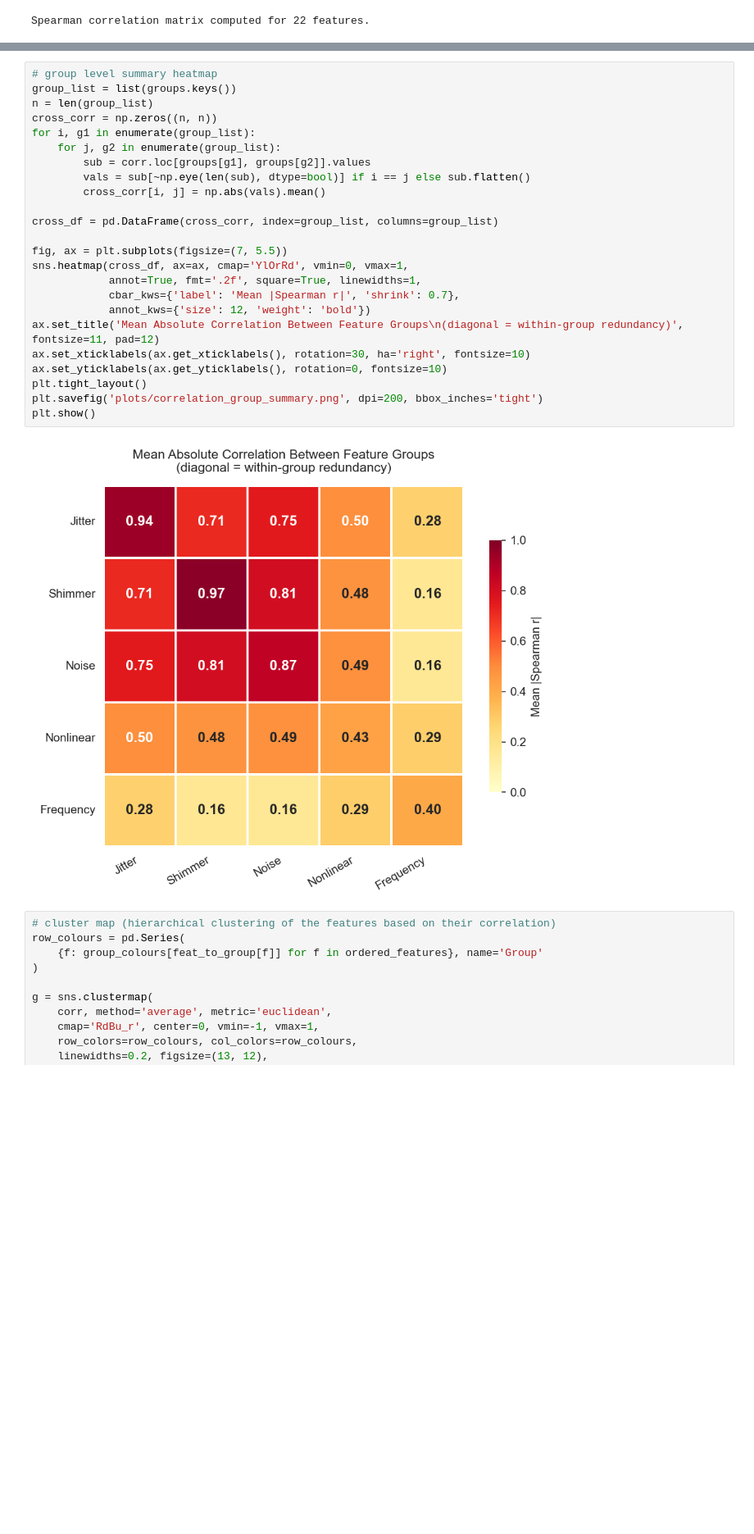
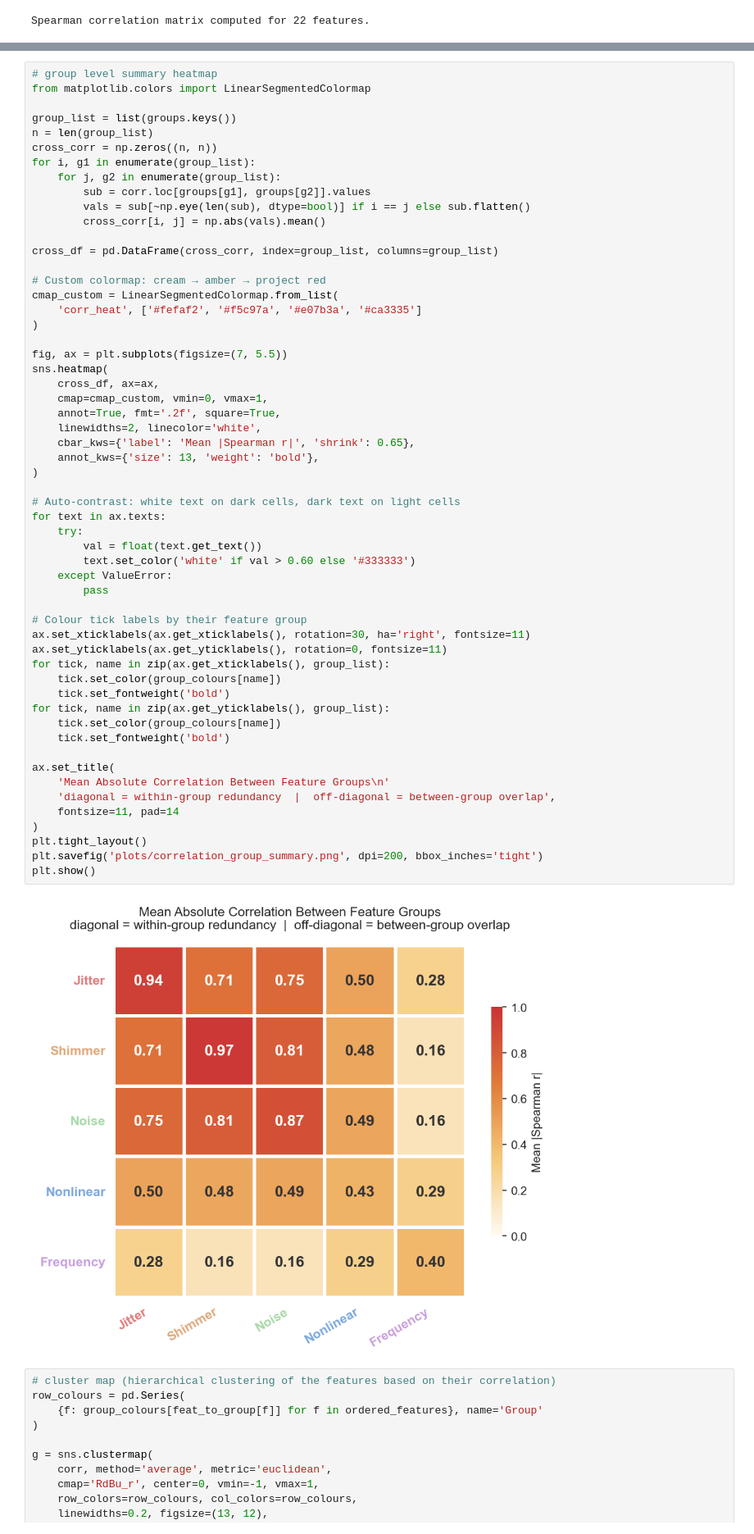
Before and after one commit to nataliia-stempkovska/FoDS-Parkinson, a Jupyter notebook: correlation_analysis.ipynb, the cells around one changed output, grey strips where cells are left out. Shown at 82% size. Saved outputs shown, nothing was run; the diff lists cells and outputs as text; blank space fills up the shorter version.

```diff
--- a/correlation_analysis.ipynb
+++ b/correlation_analysis.ipynb
@@ -105,30 +103,62 @@ plt.show()
 [figure]
 # %%
 # group level summary heatmap
+from matplotlib.colors import LinearSegmentedColormap
+
 group_list = list(groups.keys())
 n = len(group_list)
 cross_corr = np.zeros((n, n))
 for i, g1 in enumerate(group_list):
     for j, g2 in enumerate(group_list):
         sub = corr.loc[groups[g1], groups[g2]].values
         vals = sub[~np.eye(len(sub), dtype=bool)] if i == j else sub.flatten()
         cross_corr[i, j] = np.abs(vals).mean()
 
 cross_df = pd.DataFrame(cross_corr, index=group_list, columns=group_list)
 
+# Custom colormap: cream → amber → project red
+cmap_custom = LinearSegmentedColormap.from_list(
+    'corr_heat', ['#fefaf2', '#f5c97a', '#e07b3a', '#ca3335']
+)
+
 fig, ax = plt.subplots(figsize=(7, 5.5))
-sns.heatmap(cross_df, ax=ax, cmap='YlOrRd', vmin=0, vmax=1,
-            annot=True, fmt='.2f', square=True, linewidths=1,
-            cbar_kws={'label': 'Mean |Spearman r|', 'shrink': 0.7},
-            annot_kws={'size': 12, 'weight': 'bold'})
-ax.set_title('Mean Absolute Correlation Between Feature Groups\n(diagonal = within-group redundancy)', fontsize=11, pad=12)
-ax.set_xticklabels(ax.get_xticklabels(), rotation=30, ha='right', fontsize=10)
-ax.set_yticklabels(ax.get_yticklabels(), rotation=0, fontsize=10)
+sns.heatmap(
+    cross_df, ax=ax,
+    cmap=cmap_custom, vmin=0, vmax=1,
+    annot=True, fmt='.2f', square=True,
+    linewidths=2, linecolor='white',
+    cbar_kws={'label': 'Mean |Spearman r|', 'shrink': 0.65},
+    annot_kws={'size': 13, 'weight': 'bold'},
+)
+
+# Auto-contrast: white text on dark cells, dark text on light cells
+for text in ax.texts:
+    try:
+        val = float(text.get_text())
+        text.set_color('white' if val > 0.60 else '#333333')
+    except ValueError:
+        pass
+
+# Colour tick labels by their feature group
+ax.set_xticklabels(ax.get_xticklabels(), rotation=30, ha='right', fontsize=11)
+ax.set_yticklabels(ax.get_yticklabels(), rotation=0, fontsize=11)
+for tick, name in zip(ax.get_xticklabels(), group_list):
+    tick.set_color(group_colours[name])
+    tick.set_fontweight('bold')
+for tick, name in zip(ax.get_yticklabels(), group_list):
+    tick.set_color(group_colours[name])
+    tick.set_fontweight('bold')
+
+ax.set_title(
+    'Mean Absolute Correlation Between Feature Groups\n'
+    'diagonal = within-group redundancy  |  off-diagonal = between-group overlap',
+    fontsize=11, pad=14
+)
 plt.tight_layout()
 plt.savefig('plots/correlation_group_summary.png', dpi=200, bbox_inches='tight')
 plt.show()
 # %% [output]
-[figure, old version]
+[figure, new version]
 # %%
 # cluster map (hierarchical clustering of the features based on their correlation)
 row_colours = pd.Series(
```
Also changed, not shown: parts of 4 cells of this notebook, 18 other files.
